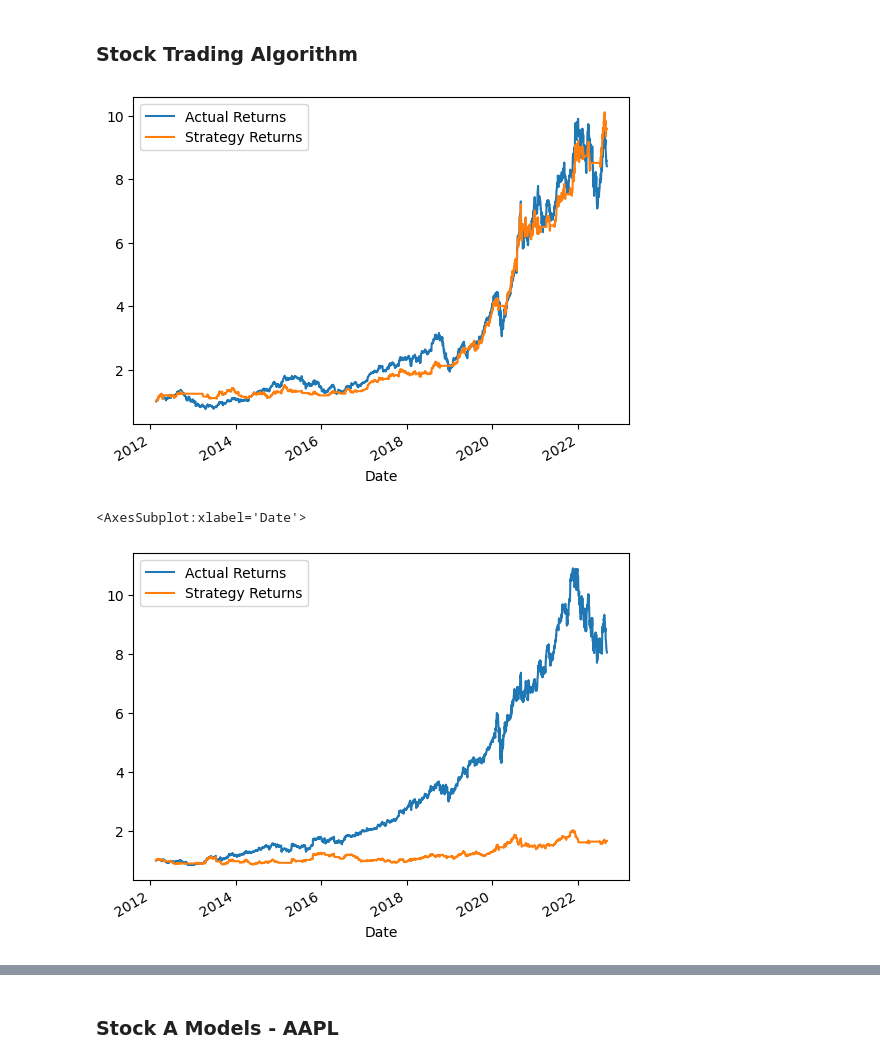
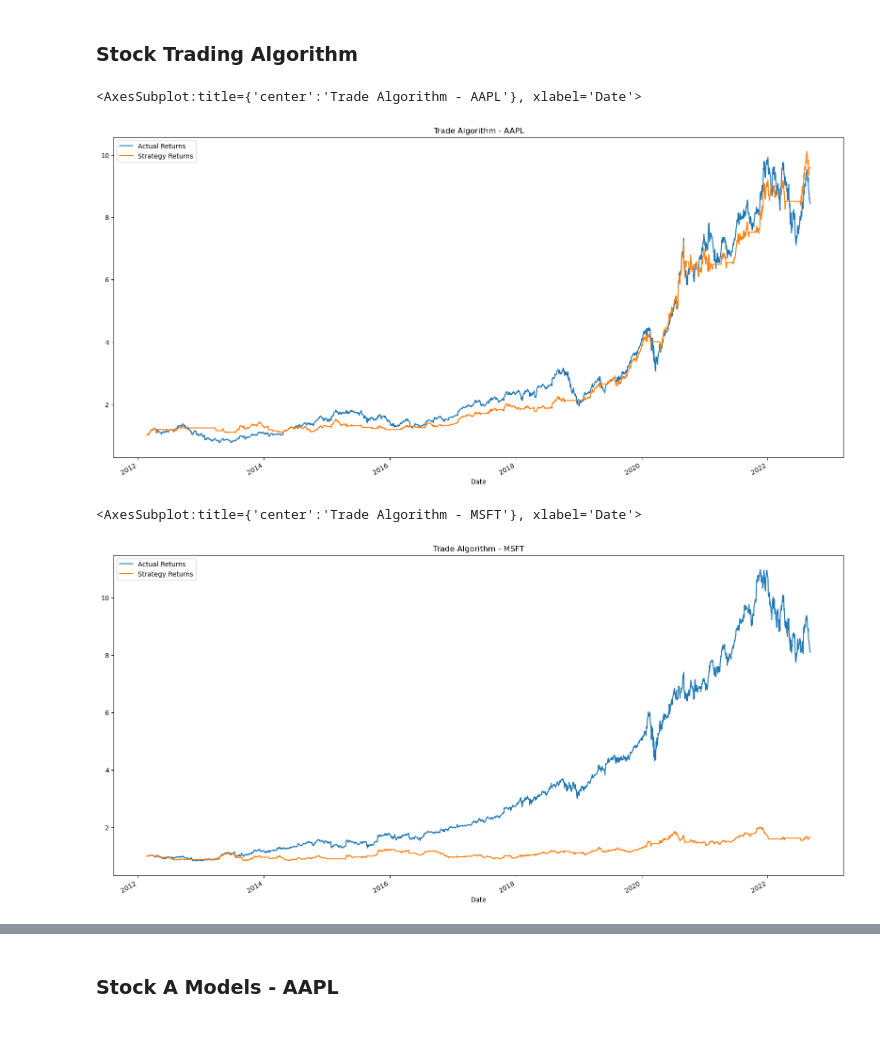
Before and after one commit to MajidKouki/beating-the-market-with-ai, a Jupyter notebook: beating-the-market.ipynb, the cells around one changed output, grey strips where cells are left out. Drawn from its saved outputs; the diff is of its cells as text; code cells hidden in the pictures; blank space fills up the shorter version.

Commit message:
Formatted plots.

```diff
--- a/beating-the-market.ipynb
+++ b/beating-the-market.ipynb
@@ -205,15 +205,16 @@ aapl_technical_df["Strategy Returns"] = aapl_technical_df["Actual Returns"] * aa
 msft_technical_df["Strategy Returns"] = msft_technical_df["Actual Returns"] * msft_technical_df["Signals"].shift()
 # %%
 # Review cumulative return plot - Apple
-data = (1 + aapl_technical_df[["Actual Returns", "Strategy Returns"]]).cumprod().plot()
+(1 + aapl_technical_df[["Actual Returns", "Strategy Returns"]]).cumprod().plot(figsize=(20, 10), title="Trade Algorithm - AAPL")
 # %% [output]
+<AxesSubplot:title={'center':'Trade Algorithm - AAPL'}, xlabel='Date'>
-[figure, old version]
+[figure, new version]
 # %%
 # Review cumulative return plot - Microsoft
-(1 + msft_technical_df[["Actual Returns", "Strategy Returns"]]).cumprod().plot()
+(1 + msft_technical_df[["Actual Returns", "Strategy Returns"]]).cumprod().plot(figsize=(20, 10), title="Trade Algorithm - MSFT")
 # %% [output]
-<AxesSubplot:xlabel='Date'>
+<AxesSubplot:title={'center':'Trade Algorithm - MSFT'}, xlabel='Date'>
-[figure, old version]
+[figure, new version]
 # %%
 # Review resulting dataframe - Apple
 aapl_technical_df
```
Also changed, not shown: parts of 2 cells of this notebook.
